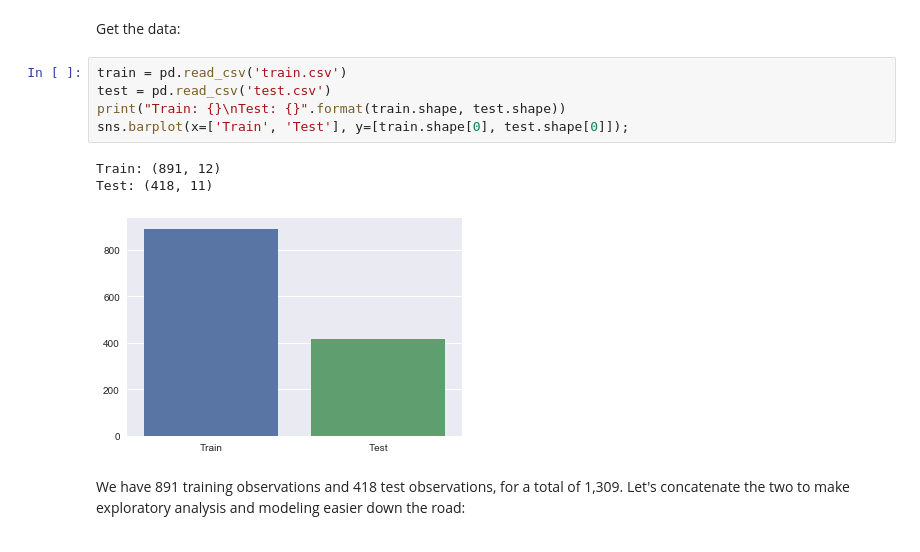
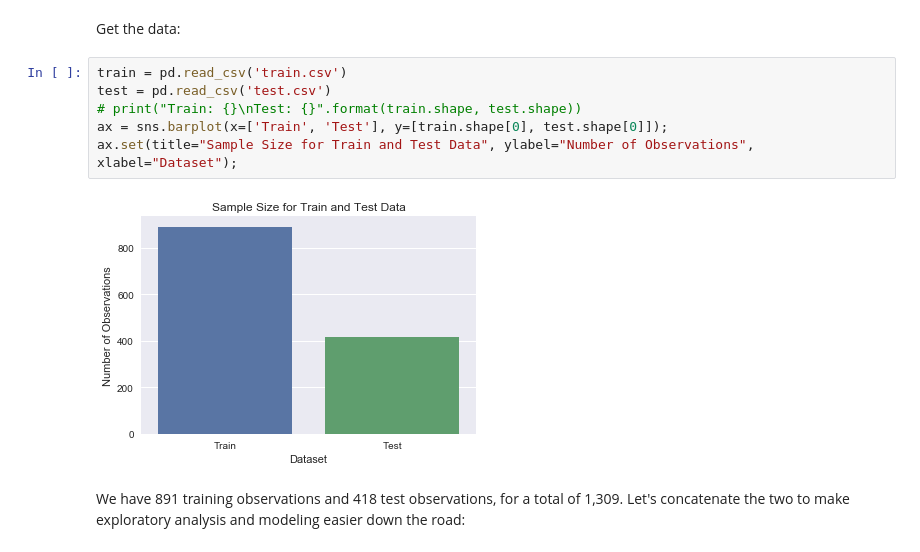
Before and after one commit to MatthewChatham/titanic, a Jupyter notebook: notebook.ipynb, the cells around one changed output. Cells and saved outputs as stored; diff of their text form.

```diff
--- a/notebook.ipynb
+++ b/notebook.ipynb
@@ -23,12 +23,11 @@ Get the data:
 # %%
 train = pd.read_csv('train.csv')
 test = pd.read_csv('test.csv')
-print("Train: {}\nTest: {}".format(train.shape, test.shape))
-sns.barplot(x=['Train', 'Test'], y=[train.shape[0], test.shape[0]]);
+# print("Train: {}\nTest: {}".format(train.shape, test.shape))
+ax = sns.barplot(x=['Train', 'Test'], y=[train.shape[0], test.shape[0]]);
+ax.set(title="Sample Size for Train and Test Data", ylabel="Number of Observations", xlabel="Dataset");
 # %% [output]
-Train: (891, 12)
-Test: (418, 11)
-[figure, old version]
+[figure, new version]
 # %% [markdown]
 We have 891 training observations and 418 test observations, for a total of 1,309. Let's concatenate the two to make exploratory analysis and modeling easier down the road:
 # %%
```
Also changed, not shown: parts of 75 cells of this notebook, 1 other file.
